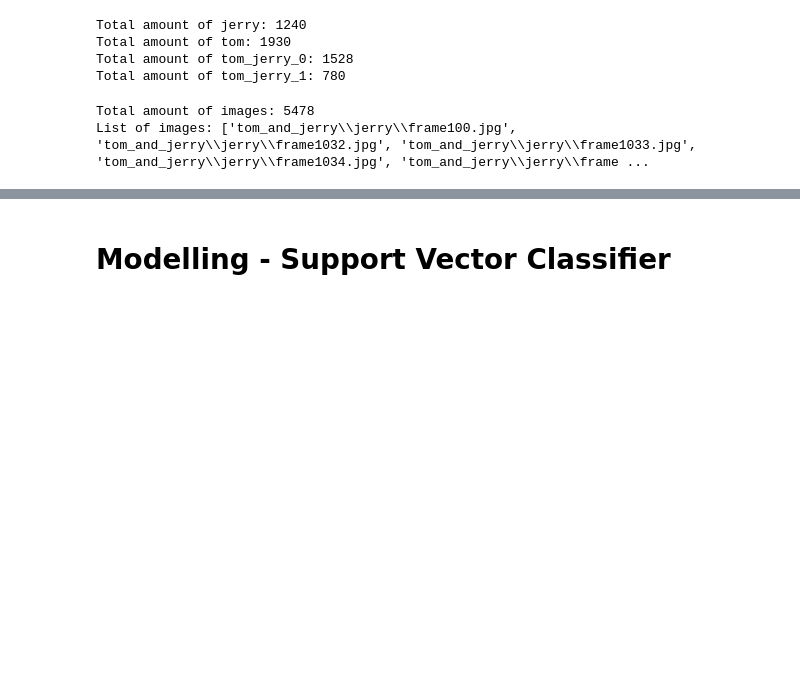
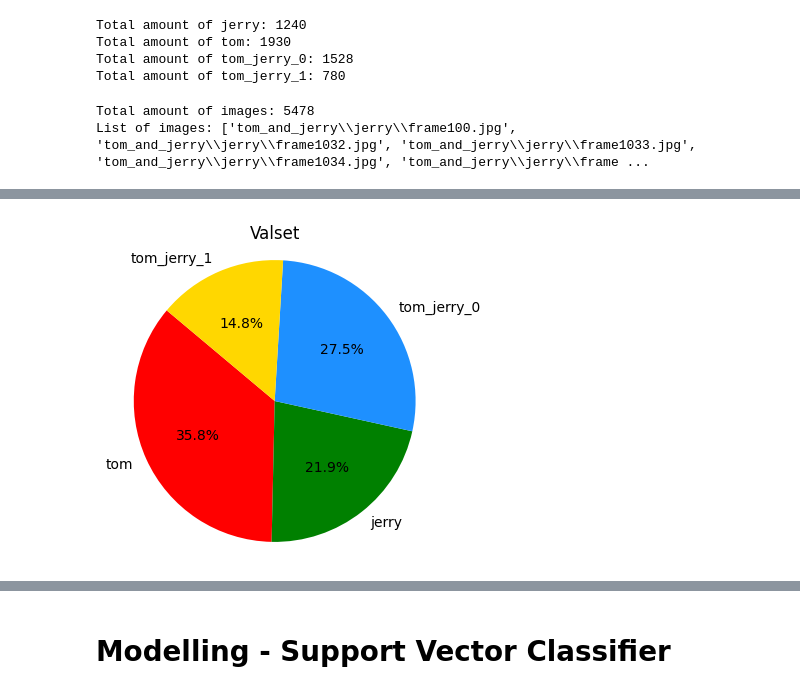
Before and after one commit to esul-gif/tom-jerry, a Jupyter notebook: Tom_and_Jerry_ML.ipynb, the cells around one changed output, grey strips where cells are left out. Drawn from its saved outputs; the diff is of its cells as text; code cells hidden in the pictures; blank space fills up the shorter version.

```diff
--- a/Tom_and_Jerry_ML.ipynb
+++ b/Tom_and_Jerry_ML.ipynb
@@ -84,0 +201,4 @@ Total: 5478 splitted in Train: 1095, Val: 1096 and Test: 3287
+# %%
+class_percentage(valset, 'Valset')
+# %% [output]
+[figure, added]
```
Also changed, not shown: parts of 34 cells of this notebook.
